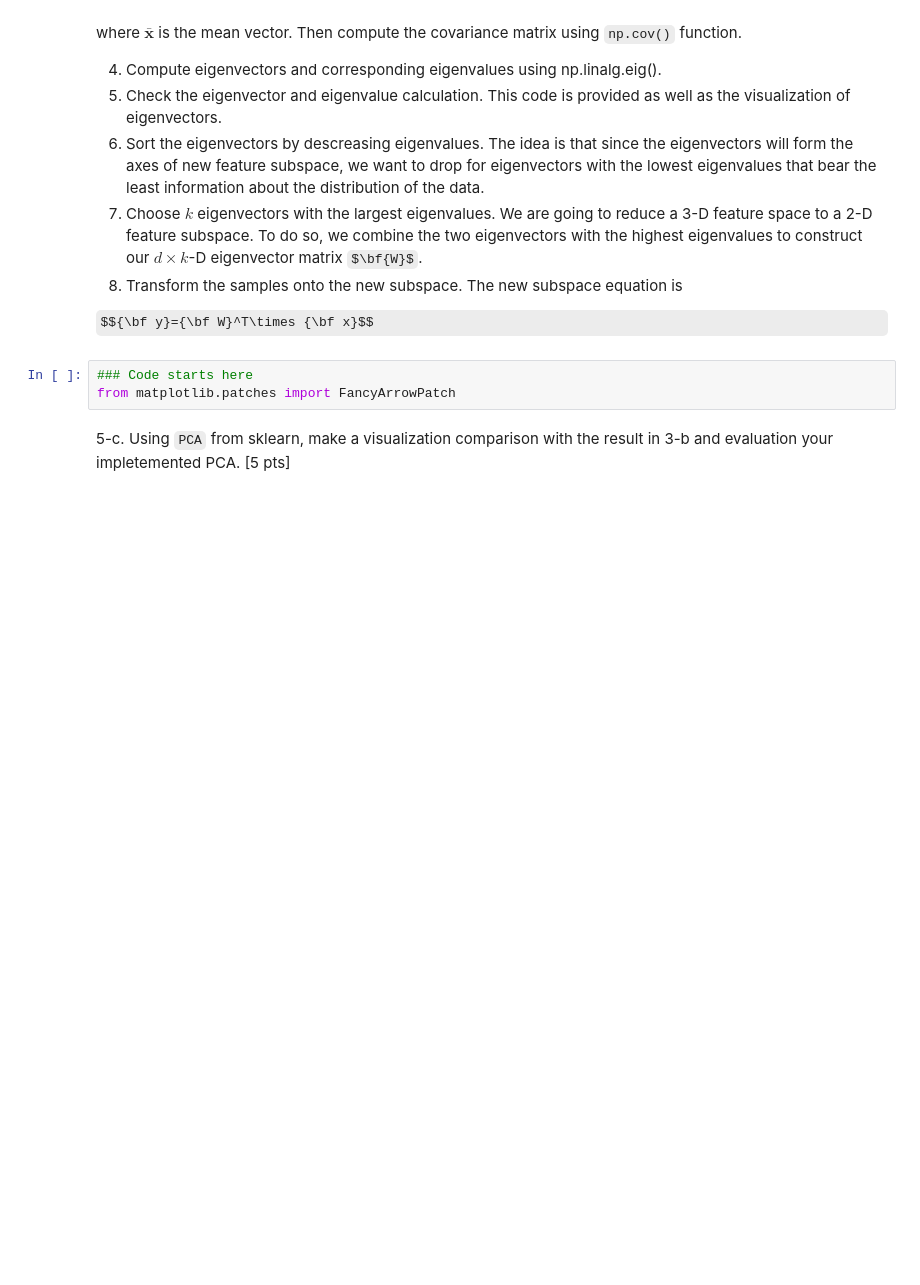
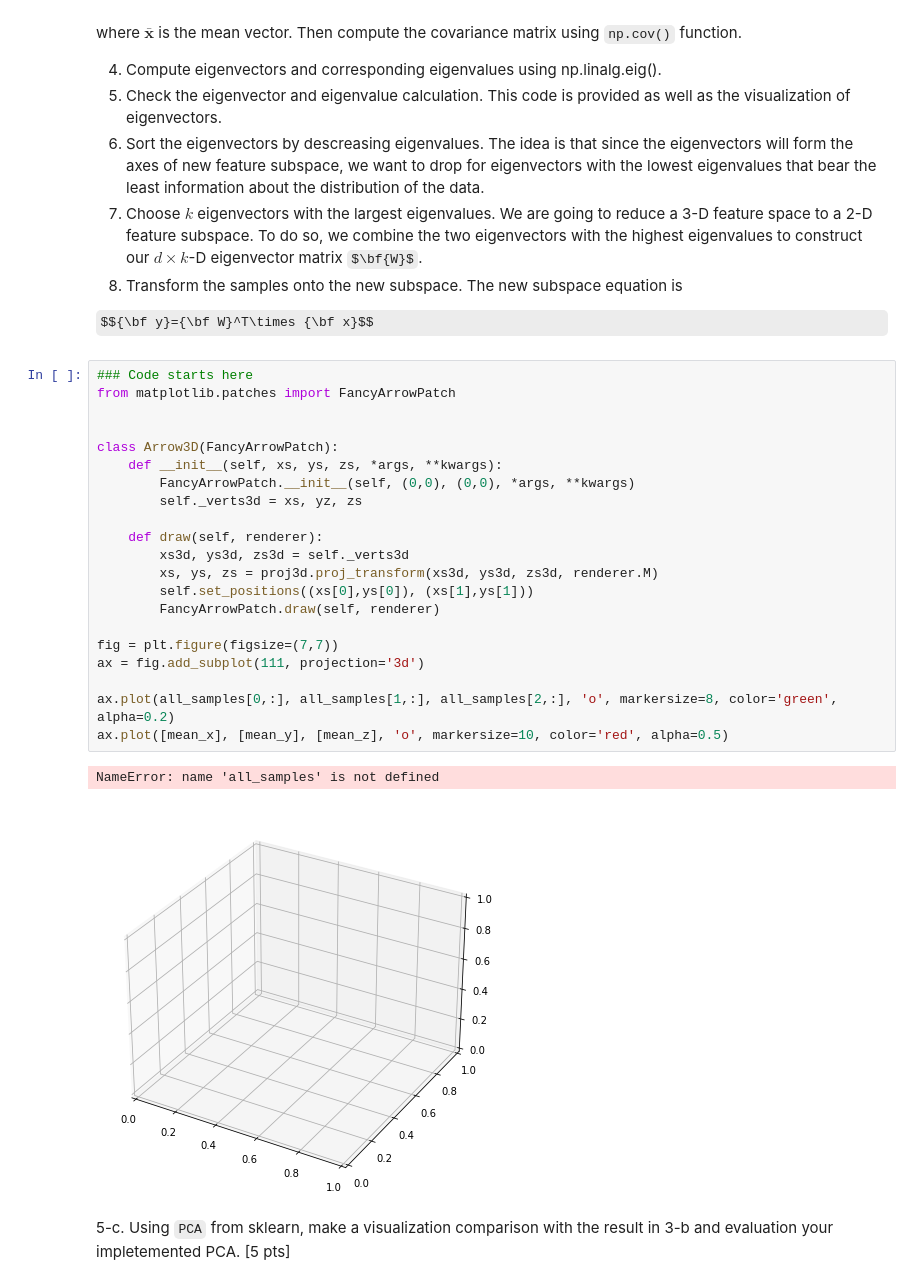
Before and after one commit to calebpelliott/Machine-Learning-CS559, a Jupyter notebook: HW1/F21_HW1/CS559_F21_Assignment01.ipynb, the cells around one changed output. Cells and saved outputs as stored; diff of their text form; some formulas as TeX source; blank space fills up the shorter version.

```diff
--- a/HW1/F21_HW1/CS559_F21_Assignment01.ipynb
+++ b/HW1/F21_HW1/CS559_F21_Assignment01.ipynb
@@ -361,9 +419,30 @@ where $\bar{\textbf{x}}$ is the mean vector. Then compute the covariance matrix
 8. Transform the samples onto the new subspace. The new subspace equation is
 
 $${\bf y}={\bf W}^T\times {\bf x}$$
-# %%
-### Code starts here
-from matplotlib.patches import FancyArrowPatch
+# %%
+### Code starts here
+from matplotlib.patches import FancyArrowPatch
+
+
+class Arrow3D(FancyArrowPatch):
+    def __init__(self, xs, ys, zs, *args, **kwargs):
+        FancyArrowPatch.__init__(self, (0,0), (0,0), *args, **kwargs)
+        self._verts3d = xs, yz, zs
+
+    def draw(self, renderer):
+        xs3d, ys3d, zs3d = self._verts3d
+        xs, ys, zs = proj3d.proj_transform(xs3d, ys3d, zs3d, renderer.M)
+        self.set_positions((xs[0],ys[0]), (xs[1],ys[1]))
+        FancyArrowPatch.draw(self, renderer)
+
+fig = plt.figure(figsize=(7,7))
+ax = fig.add_subplot(111, projection='3d')
+
+ax.plot(all_samples[0,:], all_samples[1,:], all_samples[2,:], 'o', markersize=8, color='green', alpha=0.2)
+ax.plot([mean_x], [mean_y], [mean_z], 'o', markersize=10, color='red', alpha=0.5)
+# %% [output]
+NameError: name 'all_samples' is not defined
+[figure, added]
 # %% [markdown]
 5-c. Using `PCA` from sklearn, make a visualization comparison with the result in 3-b and evaluation your impletemented PCA. [5 pts]
 # %%
```
Also changed, not shown: parts of 2 cells of this notebook, 1 other file.
